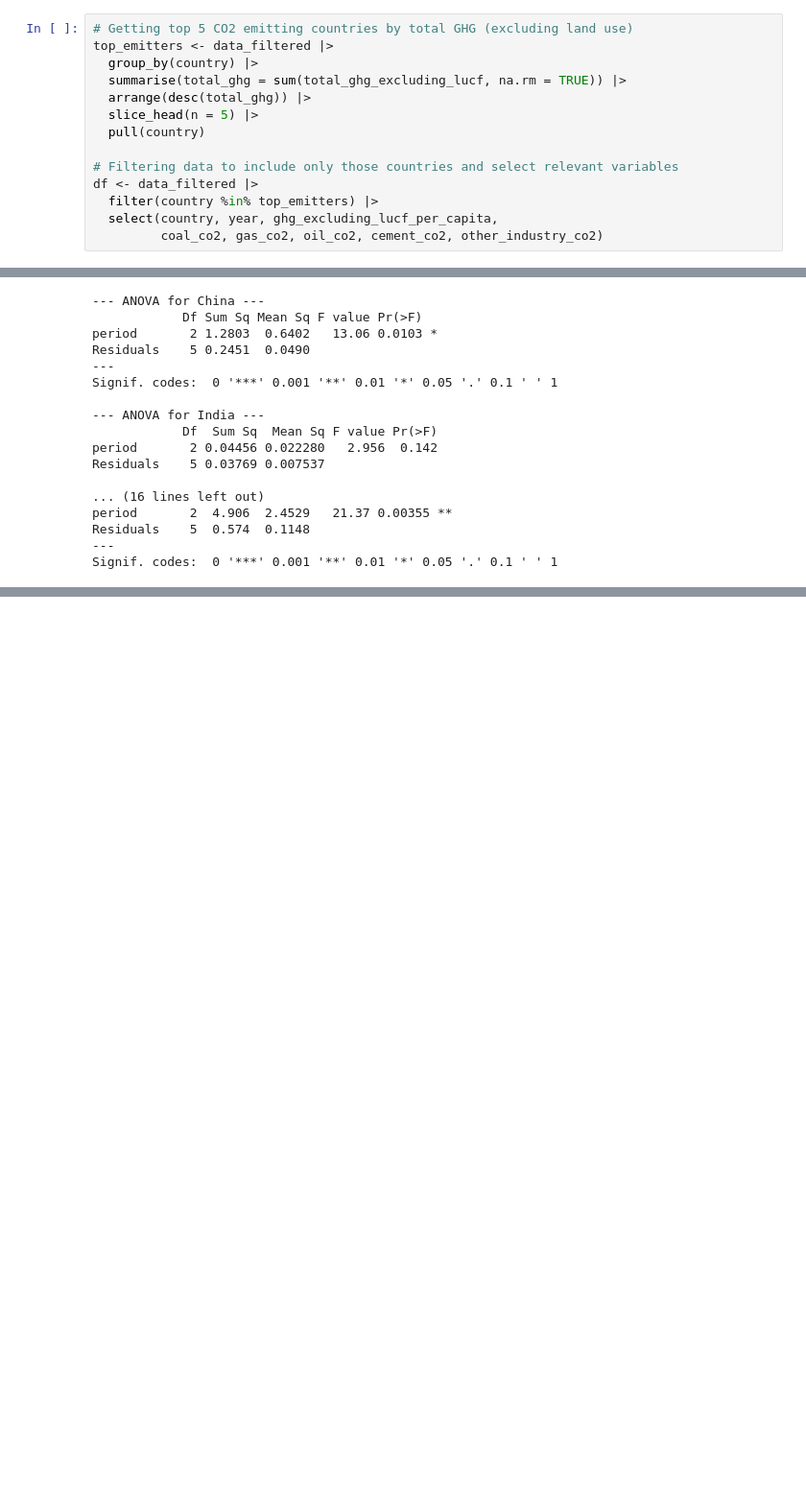
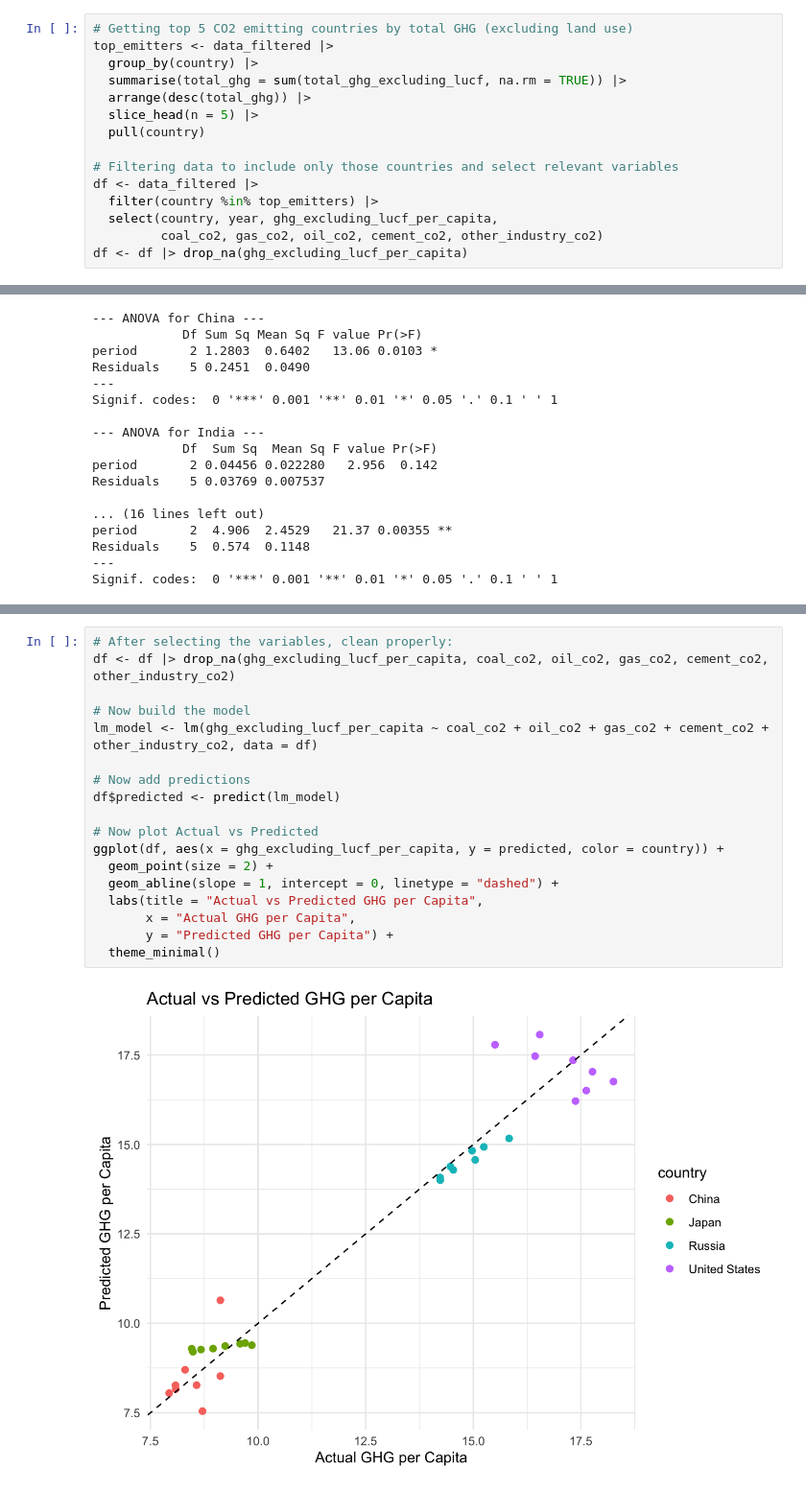
Before and after one commit to Yazeed-Aljohani/ESS330-FinalProject-April23, a Jupyter notebook: docs/index.embed.ipynb, the cells around one changed output, grey strips where cells are left out. Shown: that part at 96% size. Drawn from its saved outputs; the diff is of its cells as text; blank space fills up the shorter version.

```diff
--- a/docs/index.embed.ipynb
+++ b/docs/index.embed.ipynb
@@ -69,6 +101,7 @@ df <- data_filtered |>
   filter(country %in% top_emitters) |>
   select(country, year, ghg_excluding_lucf_per_capita,
          coal_co2, gas_co2, oil_co2, cement_co2, other_industry_co2)
+df <- df |> drop_na(ghg_excluding_lucf_per_capita)
 # %%
 # Adding period category (pre, during, post COVID)
 df <- df |>
@@ -159,0 +216,20 @@ We also created a period variable to group data into pre-COVID (2015–2019), du
+# %%
+# After selecting the variables, clean properly:
+df <- df |> drop_na(ghg_excluding_lucf_per_capita, coal_co2, oil_co2, gas_co2, cement_co2, other_industry_co2)
+
+# Now build the model
+lm_model <- lm(ghg_excluding_lucf_per_capita ~ coal_co2 + oil_co2 + gas_co2 + cement_co2 + other_industry_co2, data = df)
+
+# Now add predictions
+df$predicted <- predict(lm_model)
+
+# Now plot Actual vs Predicted
+ggplot(df, aes(x = ghg_excluding_lucf_per_capita, y = predicted, color = country)) +
+  geom_point(size = 2) +
+  geom_abline(slope = 1, intercept = 0, linetype = "dashed") +
+  labs(title = "Actual vs Predicted GHG per Capita",
+       x = "Actual GHG per Capita",
+       y = "Predicted GHG per Capita") +
+  theme_minimal()
+# %% [output]
+[figure, added]
```
Also changed, not shown: parts of 9 cells of this notebook, 11 other files.
